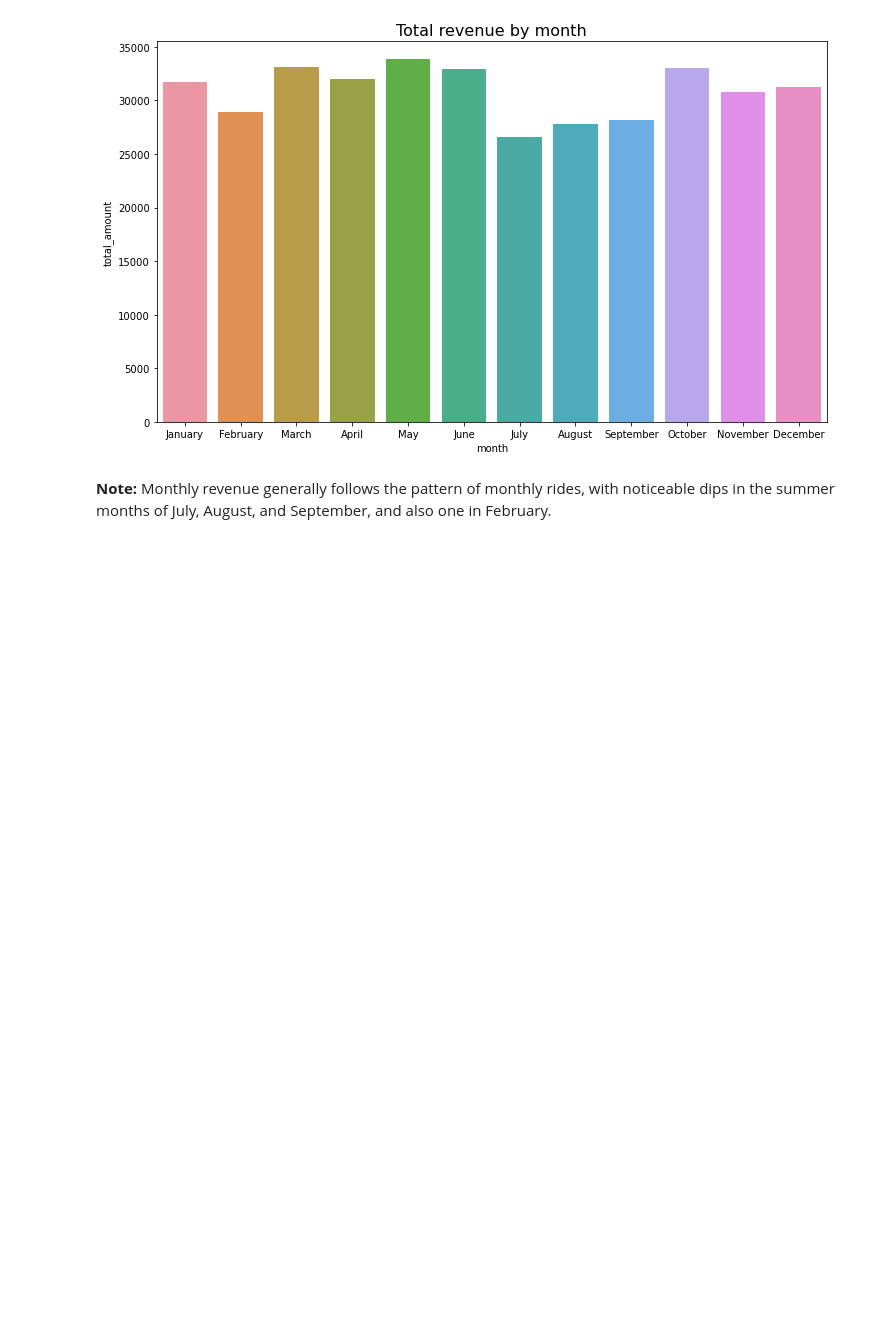
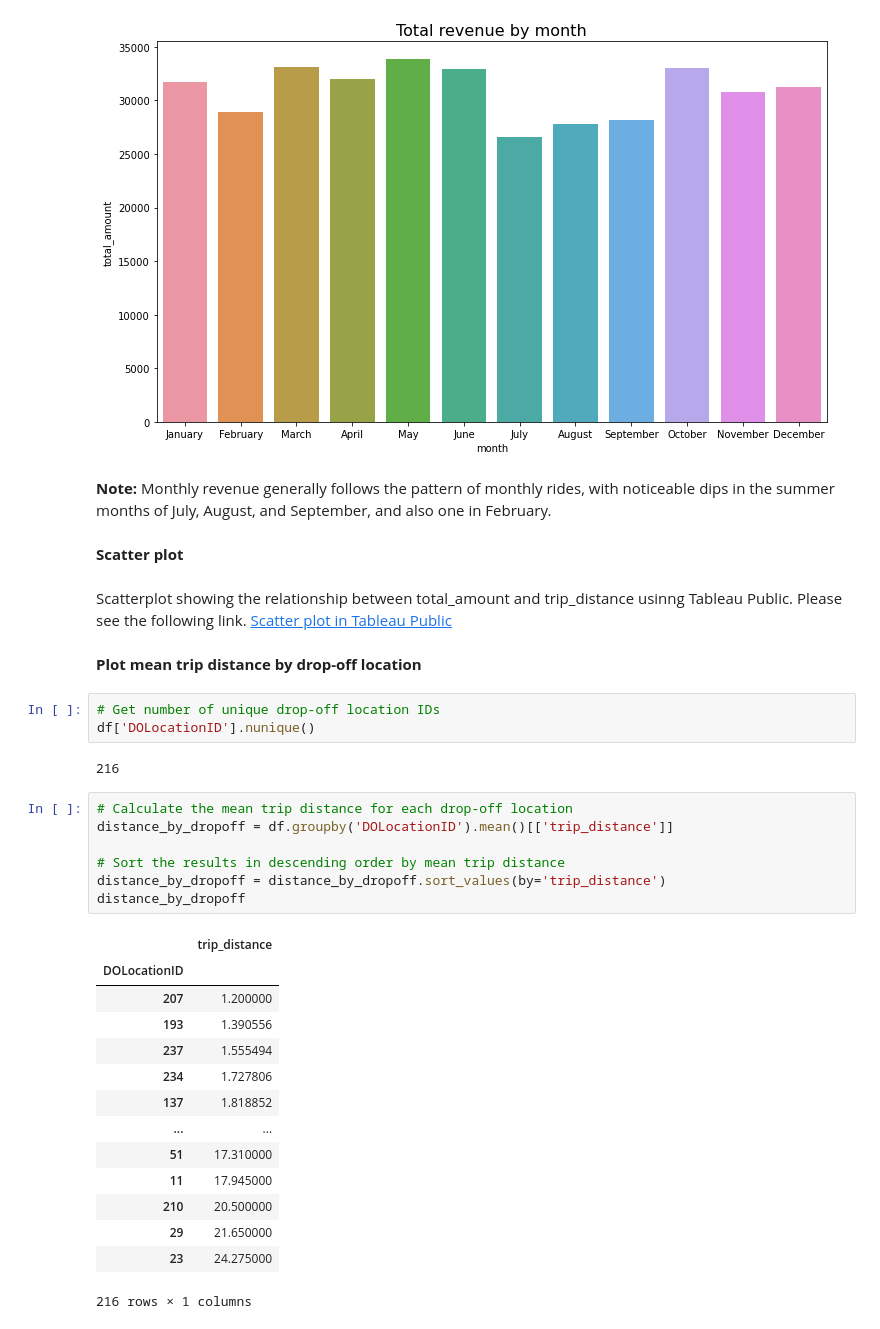
Before and after one commit to BrHACHLAF/Automatidata-Project, a Jupyter notebook: Automatidata_project_part_2.ipynb, the cells around one changed output. Drawn from its saved outputs; the diff is of its cells as text; blank space fills up the shorter version.

```diff
--- a/Automatidata_project_part_2.ipynb
+++ b/Automatidata_project_part_2.ipynb
@@ -417,3 +417,38 @@ plt.title('Total revenue by month', fontsize=16);
 [figure]
 # %% [markdown]
 **Note:** Monthly revenue generally follows the pattern of monthly rides, with noticeable dips in the summer months of July, August, and September, and also one in February.
+# %% [markdown]
+**Scatter plot**
+# %% [markdown]
+Scatterplot showing the relationship between total_amount and trip_distance usinng Tableau Public.
+Please see the following link.
+[Scatter plot in Tableau Public](https://public.tableau.com/app/profile/brahim.hachlaf/viz/TotaldistanceandtotalamountTLC2017_17120413237960/TotaldistanceandtotalamountTLC2017)
+# %% [markdown]
+**Plot mean trip distance by drop-off location**
+# %%
+# Get number of unique drop-off location IDs
+df['DOLocationID'].nunique()
+# %% [output]
+216
+# %%
+# Calculate the mean trip distance for each drop-off location
+distance_by_dropoff = df.groupby('DOLocationID').mean()[['trip_distance']]
+
+# Sort the results in descending order by mean trip distance
+distance_by_dropoff = distance_by_dropoff.sort_values(by='trip_distance')
+distance_by_dropoff
+# %% [output]
+|  | trip_distance |
+| DOLocationID |  |
+| 207 | 1.200000 |
+| 193 | 1.390556 |
+| 237 | 1.555494 |
+| 234 | 1.727806 |
+| 137 | 1.818852 |
+| ... | ... |
+| 51 | 17.310000 |
+| 11 | 17.945000 |
+| 210 | 20.500000 |
+| 29 | 21.650000 |
+| 23 | 24.275000 |
+216 rows × 1 columns
```
Also changed, not shown: parts of 2 cells of this notebook.
